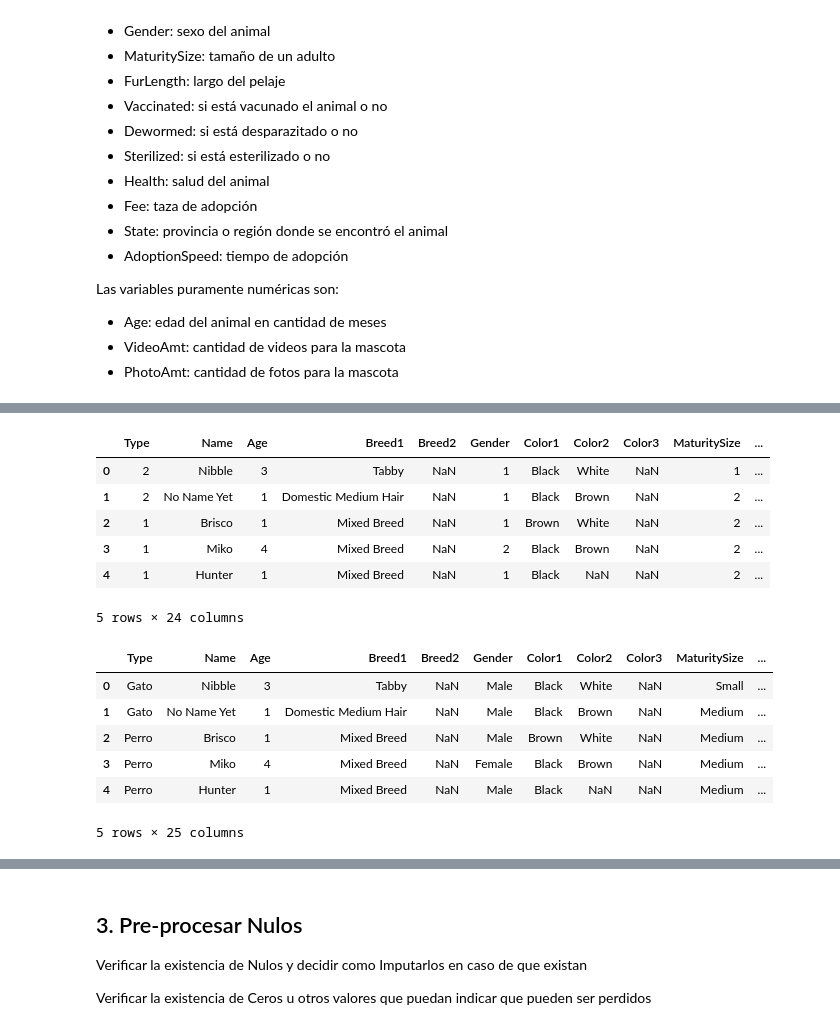
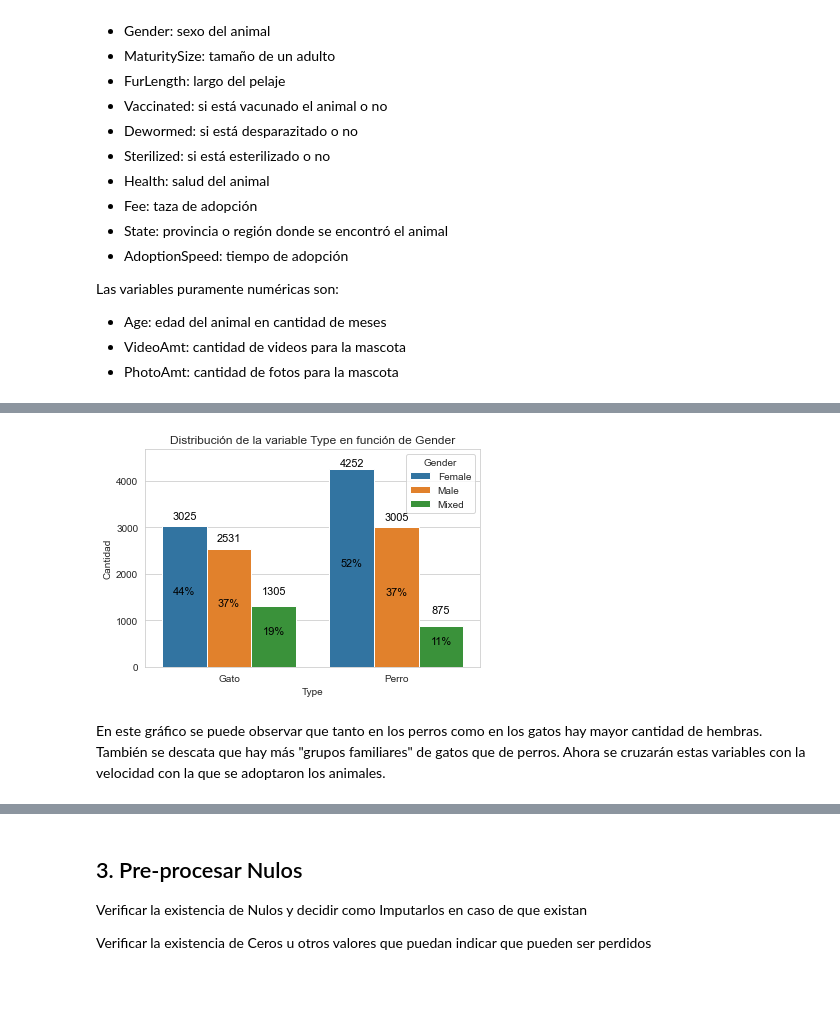
Before and after one commit to rstvz90/DMA_LAB2, a Jupyter notebook: TP Final/TP-Final-Grupo4.ipynb, the cells around one changed output, grey strips where cells are left out. Saved outputs shown, nothing was run; the diff lists cells and outputs as text; code cells hidden in the pictures; blank space fills up the shorter version.

```diff
--- a/TP Final/TP-Final-Grupo4.ipynb
+++ b/TP Final/TP-Final-Grupo4.ipynb
@@ -203,36 +425,32 @@ Name: Breed2, Length: 14993, dtype: int64
-# %%
-data_EDA = data.copy()
-data_EDA.Breed1 = data_EDA.merge(breadth, how = "left", left_on=["Type", "Breed1"], right_on= ["Type", "BreedID"])["BreedName"]
-data_EDA.Breed2 = data_EDA.merge(breadth, how = "left", left_on=["Type", "Breed2"], right_on= ["Type", "BreedID"])["BreedName"]
-data_EDA.Color1 = data_EDA.merge(color, how = "left", left_on=["Color1"], right_on= ["ColorID"])["ColorName"]
-data_EDA.Color2 = data_EDA.merge(color, how = "left", left_on=["Color2"], right_on= ["ColorID"])["ColorName"]
-data_EDA.Color3 = data_EDA.merge(color, how = "left", left_on=["Color3"], right_on= ["ColorID"])["ColorName"]
-data_EDA.State = data_EDA.merge(state, how = "left", left_on=["State"], right_on= ["StateID"])["StateName"]
-# %% [output]
-|  | Type | Name | Age | Breed1 | Breed2 | Gender | Color1 | Color2 | Color3 | MaturitySize | ... |
-| 0 | 2 | Nibble | 3 | Tabby | NaN | 1 | Black | White | NaN | 1 | ... |
-| 1 | 2 | No Name Yet | 1 | Domestic Medium Hair | NaN | 1 | Black | Brown | NaN | 2 | ... |
-| 2 | 1 | Brisco | 1 | Mixed Breed | NaN | 1 | Brown | White | NaN | 2 | ... |
-| 3 | 1 | Miko | 4 | Mixed Breed | NaN | 2 | Black | Brown | NaN | 2 | ... |
-| 4 | 1 | Hunter | 1 | Mixed Breed | NaN | 1 | Black | NaN | NaN | 2 | ... |
-5 rows × 24 columns
-# %%
-data_EDA.Type = data_EDA.Type.apply(lambda x: "Perro" if x == 1.0 else "Gato")
-data_EDA.Gender = data_EDA.Gender.apply(lambda x: "Male" if x == 1.0 else("Female" if x == 2.0 else "Mixed"))
-data_EDA.MaturitySize  = data_EDA.MaturitySize .apply(lambda x: "Small" if x == 1.0 else("Medium" if x == 2.0 else("Large" if x == 3.0 else("Extra Large" if x == 4.0 else "Not Specified"))))
-data_EDA.FurLength = data_EDA.FurLength.apply(lambda x: "Short" if x == 1.0 else("Medium" if x == 2.0 else("Long" if x == 3.0 else "Not Specified")))
-data_EDA.Vaccinated  = data_EDA.Vaccinated .apply(lambda x: "Yes" if x == 1.0 else("No" if x == 2.0 else "Not Sure"))
-data_EDA.Dewormed = data_EDA.Dewormed.apply(lambda x: "Yes" if x == 1.0 else("No" if x == 2.0 else "Not Sure"))
-data_EDA.Sterilized = data_EDA.Sterilized.apply(lambda x: "Yes" if x == 1.0 else("No" if x == 2.0 else "Not Sure"))
-data_EDA.Health = data_EDA.Health.apply(lambda x: "Healthy" if x == 1.0 else("Minor Injury" if x == 2.0 else("Serious Injury" if x == 3.0 else "Not Specified")))
-data_EDA["Con_Nombre"] = data_EDA.Name.apply(lambda x: "No" if pd.isna(x) else "Si")
-# %%
-data_EDA.head()
-# %% [output]
-|  | Type | Name | Age | Breed1 | Breed2 | Gender | Color1 | Color2 | Color3 | MaturitySize | ... |
-| 0 | Gato | Nibble | 3 | Tabby | NaN | Male | Black | White | NaN | Small | ... |
-| 1 | Gato | No Name Yet | 1 | Domestic Medium Hair | NaN | Male | Black | Brown | NaN | Medium | ... |
-| 2 | Perro | Brisco | 1 | Mixed Breed | NaN | Male | Brown | White | NaN | Medium | ... |
-| 3 | Perro | Miko | 4 | Mixed Breed | NaN | Female | Black | Brown | NaN | Medium | ... |
-| 4 | Perro | Hunter | 1 | Mixed Breed | NaN | Male | Black | NaN | NaN | Medium | ... |
-5 rows × 25 columns
+# %%
+sns.set_style("whitegrid")
+
+#sns.set_style(style = "ticks")
+
+a = sns.countplot(data=data_EDA, x = "Type", hue = "Gender")
+a.legend(title="Gender")
+a.set(ylabel = "Cantidad",
+ylim = (0, max(data_EDA.groupby(["Type", "Gender"])['AdoptionSpeed'].aggregate('count'))*1.1),
+title = "Distribución de la variable Type en función de Gender")
+
+
+#x_labels = data_EDA.AdoptionSpeed.unique()
+#g.set(xticks=[0, 1, 2, 3, 4], xticklabels=x_labels)
+
+z = 0
+for ax in a.patches:
+    width = ax.get_width()
+    height = ax.get_height()
+    x, y = ax.get_xy()
+    a.annotate(f'{height:.0f}', (x + width/2, y + height + 300 - height/15),
+                    ha='center', va='center', fontsize=11, color='black', xytext=(0, 5),
+                    textcoords='offset points')
+    a.annotate(f'{height/data_EDA.Type.value_counts()[(z%2==0)*1]*100:.0f}%', (x + width/2, height/2),
+                    ha='center', va='center', fontsize=11, color='black', xytext=(0, 5),
+                    textcoords='offset points')
+    z = z + 1
+# %% [output]
+[figure, added]
+# %% [markdown]
+En este gráfico se puede observar que tanto en los perros como en los gatos hay mayor cantidad de hembras. También se descata que hay más "grupos familiares" de gatos que de perros.
+Ahora se cruzarán estas variables con la velocidad con la que se adoptaron los animales.
```
Also changed, not shown: parts of 88 cells of this notebook, 3 other files.
